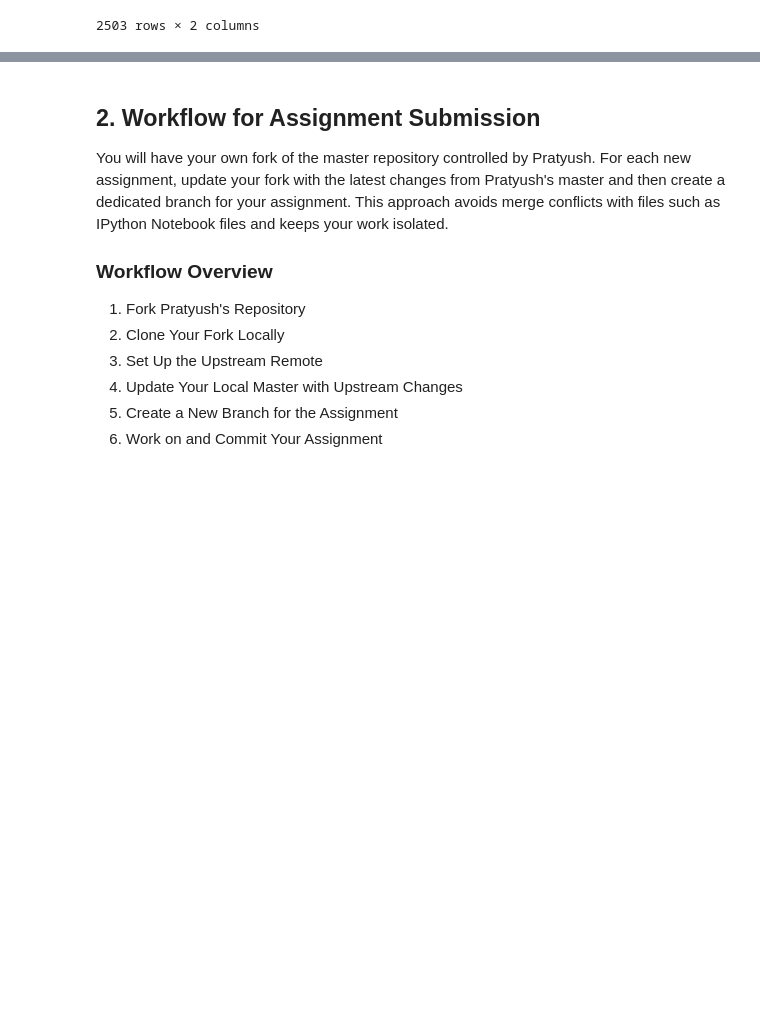
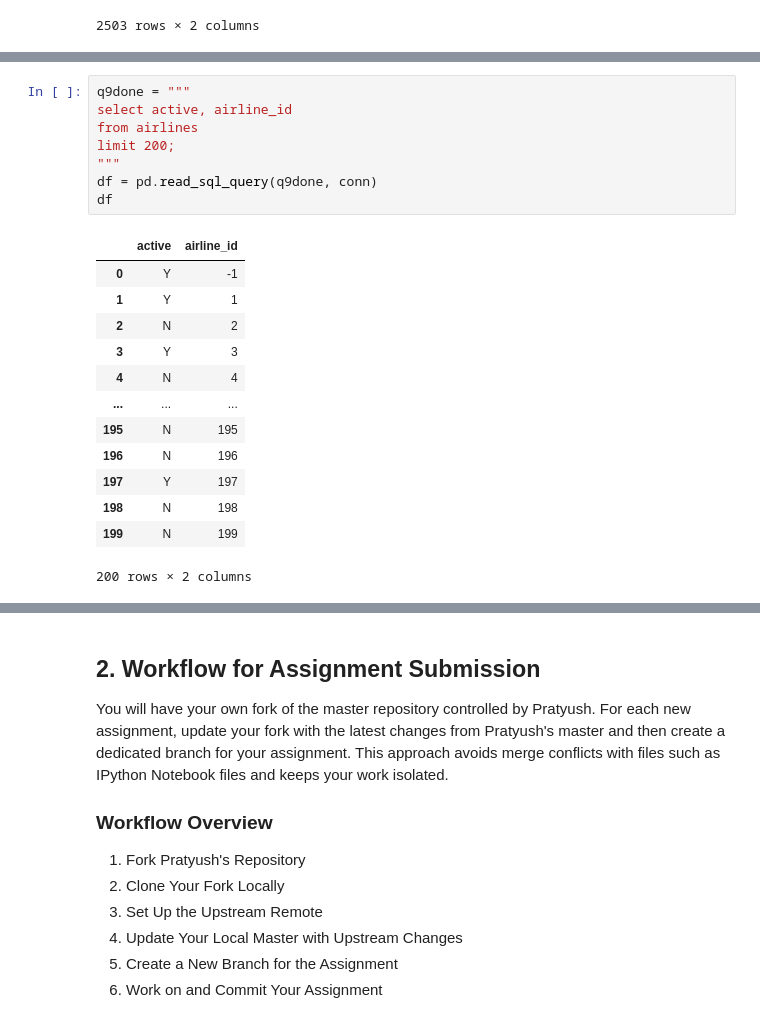
Before and after one commit to vivagrace/data_alchemy_assignments, a Jupyter notebook: Wk2_SQL.ipynb, the cells around one changed output, grey strips where cells are left out. Saved outputs shown, nothing was run; the diff lists cells and outputs as text; blank space fills up the shorter version.

```diff
--- a/Wk2_SQL.ipynb
+++ b/Wk2_SQL.ipynb
@@ -375,2 +380,24 @@ df
+# %%
+q9done = """
+select active, airline_id
+from airlines
+limit 200;
+"""
+df = pd.read_sql_query(q9done, conn)
+df
+# %% [output]
+|  | active | airline_id |
+| 0 | Y | -1 |
+| 1 | Y | 1 |
+| 2 | N | 2 |
+| 3 | Y | 3 |
+| 4 | N | 4 |
+| ... | ... | ... |
+| 195 | N | 195 |
+| 196 | N | 196 |
+| 197 | Y | 197 |
+| 198 | N | 198 |
+| 199 | N | 199 |
+200 rows × 2 columns
 # %%
 ## Question 10: Create a SQL transaction that deletes all routes from the `routes` table where `stops` is greater than 0, commits the transaction, and then verifies that no routes with `stops` greater than 0 remain.
```
Also changed, not shown: parts of 11 cells of this notebook, 1 other file.
